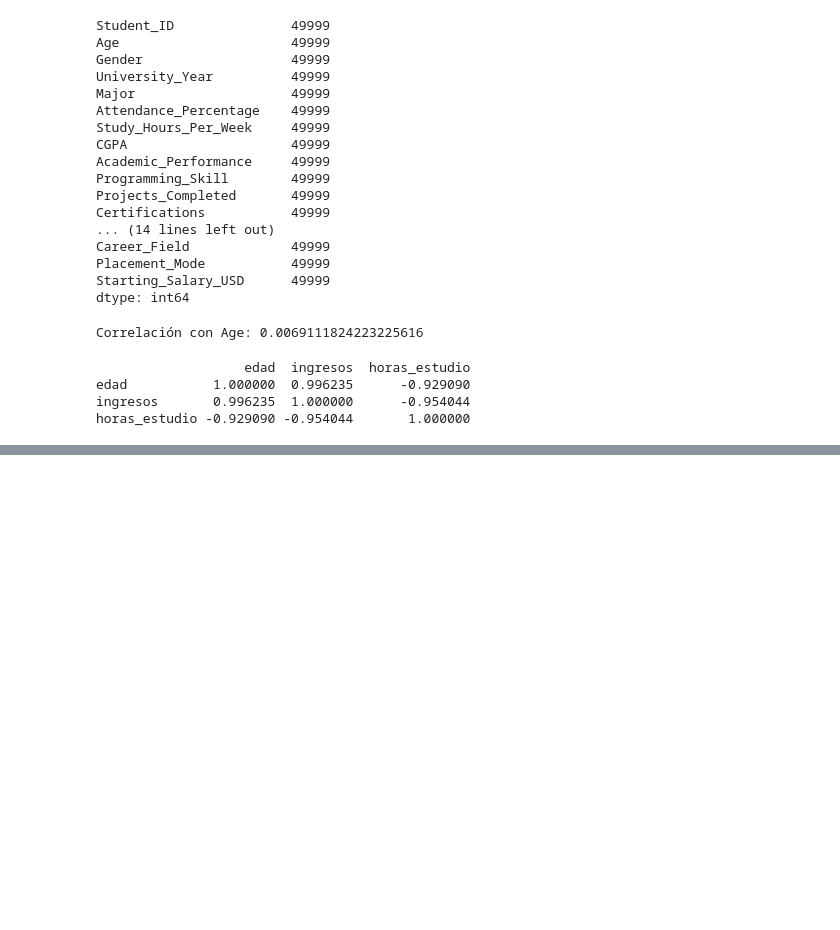
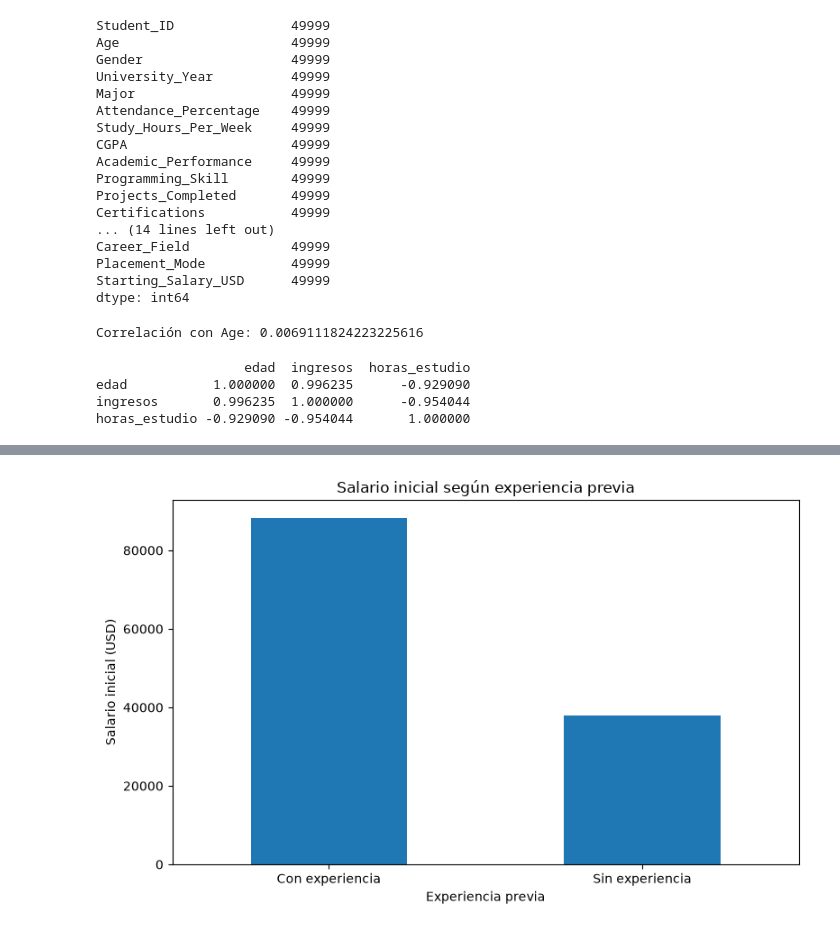
Before and after one commit to Leydyuli21/DataXEAN, a Jupyter notebook: Nuevoproyectodatax.ipynb, the cells around one changed output, grey strips where cells are left out. Drawn from its saved outputs; the diff is of its cells as text; code cells hidden in the pictures; blank space fills up the shorter version.

```diff
--- a/Nuevoproyectodatax.ipynb
+++ b/Nuevoproyectodatax.ipynb
@@ -124,0 +309,82 @@ horas_estudio -0.929090 -0.954044       1.000000
+# %%
+import pandas as pd
+import matplotlib.pyplot as plt
+
+# Cargar data set
+df = pd.read_csv('student_career_success_dataset.csv', sep=';')
+
+# --- 1. Crear variable de experiencia previa ---
+df['Experiencia_Previa'] = df['Internships'].apply(
+    lambda x: 'Con experiencia' if x > 0 else 'Sin experiencia'
+)
+
+# --- 2. Cantidad de estudiantes por grupo ---
+cantidad_experiencia = df['Experiencia_Previa'].value_counts()
+
+print("=== Cantidad de estudiantes según experiencia previa ===")
+print(cantidad_experiencia)
+
+# --- 3. Salario promedio por experiencia ---
+# Se consideran únicamente estudiantes contratados
+salario_experiencia = (
+    df[df['Placement_Status'] == 'Placed']
+    .groupby('Experiencia_Previa')['Starting_Salary_USD']
+    .mean()
+    .sort_values(ascending=False)
+)
+
+print("\n=== Salario promedio según experiencia previa ===")
+print(salario_experiencia.round(2))
+
+# --- 4. Diferencia salarial ---
+diferencia_salario = (
+    salario_experiencia['Con experiencia'] -
+    salario_experiencia['Sin experiencia']
+)
+
+print(
+    f"\n=== Diferencia salarial ===\n"
+    f"{diferencia_salario:.2f} USD"
+)
+
+# --- 5. Diferencia porcentual ---
+porcentaje_diferencia = (
+    diferencia_salario /
+    salario_experiencia['Sin experiencia']
+) * 100
+
+print(
+    f"\n=== Diferencia porcentual ===\n"
+    f"{porcentaje_diferencia:.2f}%"
+)
+
+# --- 6. Gráfico de salario promedio ---
+plt.figure(figsize=(8, 5))
+
+salario_experiencia.plot(
+    kind='bar'
+)
+
+plt.title('Salario inicial según experiencia previa')
+plt.ylabel('Salario inicial (USD)')
+plt.xlabel('Experiencia previa')
+plt.xticks(rotation=0)
+plt.tight_layout()
+plt.savefig('salario_experiencia.png', dpi=150)
+plt.show()
+
+# --- 7. Conclusión automática ---
+if diferencia_salario > 0:
+    print(
+        f"\nConclusión: los estudiantes con experiencia previa "
+        f"presentan un salario inicial promedio superior en "
+        f"{diferencia_salario:.2f} USD, equivalente a "
+        f"{porcentaje_diferencia:.2f}% frente a los estudiantes "
+        f"sin experiencia."
+    )
+else:
+    print(
+        f"\nConclusión: los estudiantes sin experiencia previa "
+        f"presentan un salario inicial promedio superior en "
+        f"{abs(diferencia_salario):.2f} USD.")
+# %% [output]
@@ -124,0 +408 @@ horas_estudio -0.929090 -0.954044       1.000000
+[figure, added]
```
Also changed, not shown: parts of 13 cells of this notebook, 13 other files.
